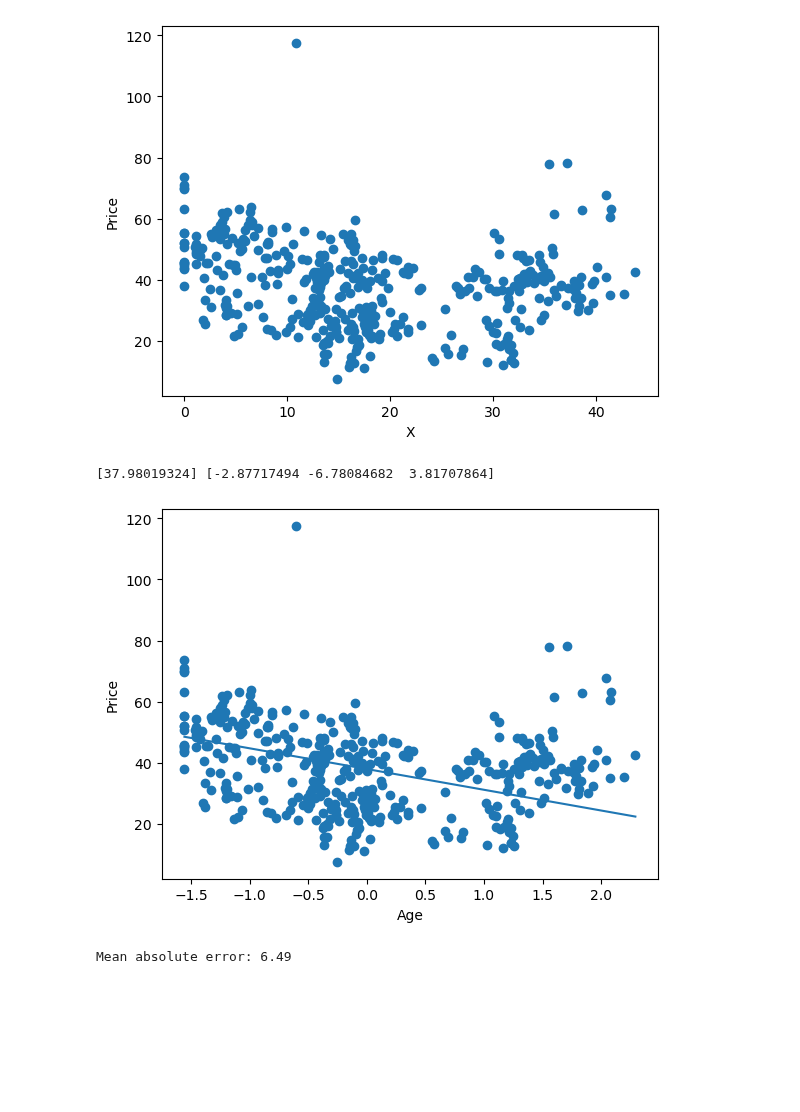
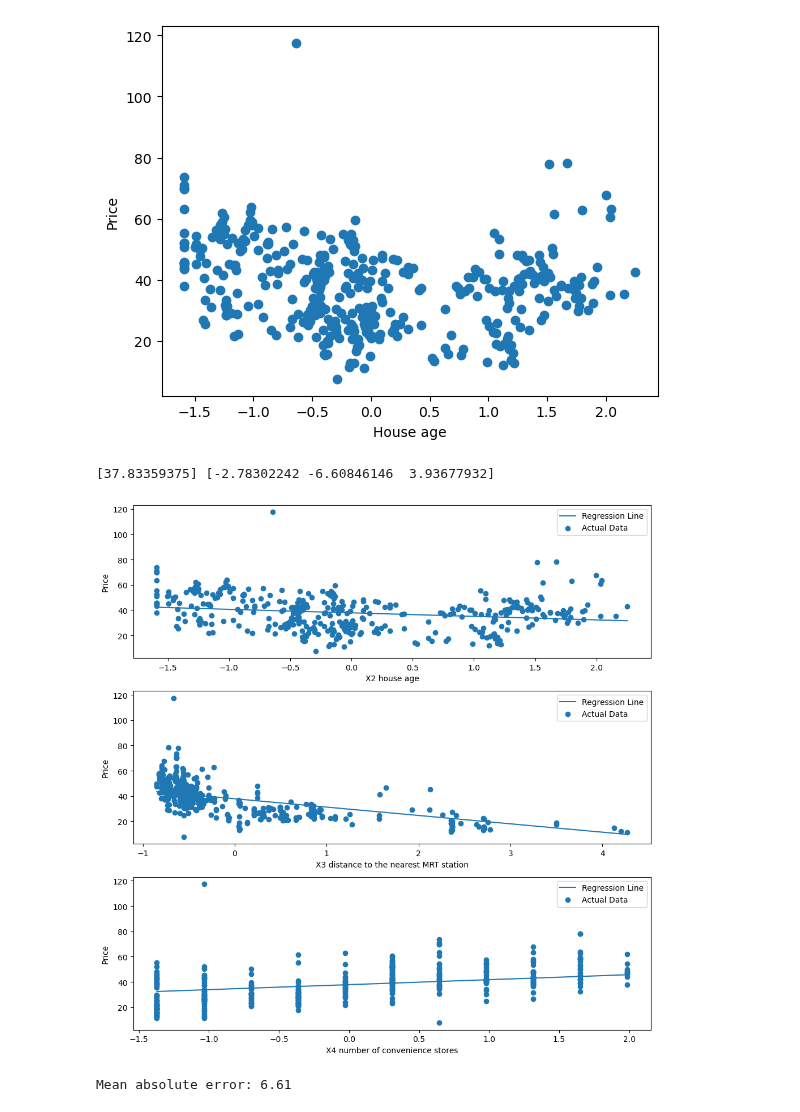
Before and after one commit to hinmiro/dataIsBeautifull_G2, a Jupyter notebook: assignments/Linear_regression.ipynb, the cells around one changed output. Drawn from its saved outputs; the diff is of its cells as text; code cells hidden in the pictures; blank space fills up the shorter version.

Commit message:
Linear regression assignment and start crips-dm

```diff
--- a/assignments/Linear_regression.ipynb
+++ b/assignments/Linear_regression.ipynb
@@ -1,5 +22,6 @@
 # %%
 import pandas as pd
+from sklearn.model_selection import train_test_split
 from sklearn.preprocessing import StandardScaler
 from ucimlrepo import fetch_ucirepo
 import matplotlib.pyplot as plt
@@ -11,5 +33,10 @@ real_estate_valuation = fetch_ucirepo(id=477)
 X = real_estate_valuation.data.features
 y = real_estate_valuation.data.targets
 
-df = X[['X2 house age', 'X3 distance to the nearest MRT station', 'X4 number of convenience stores']]
-df
+# Split data to training set and test set
+X_train, X_test, y_train, y_test = train_test_split(X, y, test_size=30, random_state=25)
+
+# Extract useful data from X data sets
+X_train = X_train[['X2 house age', 'X3 distance to the nearest MRT station', 'X4 number of convenience stores']]
+
+X_test = X_test[['X2 house age', 'X3 distance to the nearest MRT station', 'X4 number of convenience stores']]
@@ -30,44 +43,62 @@ df
 # %%
+
+# Scaling train and test data sets
 scaler = StandardScaler()
-scaled = pd.DataFrame(scaler.fit_transform(df), columns=df.columns)
-# Ensure df and df2 have the same number of rows
-if len(X) == len(y):
-    plt.scatter(df['X2 house age'], y.iloc[:, 0])  # Assuming you want to plot the first column of each DataFrame
-    plt.xlabel('X')
+scaled_train = pd.DataFrame(scaler.fit_transform(X_train), columns=X_train.columns)
+scaled_test = pd.DataFrame(scaler.transform(X_test), columns=X_test.columns)
+
+# Ensure X_train and y_train have the same number of rows
+if len(scaled_train) == len(y_train):
+    plt.scatter(scaled_train['X2 house age'], y_train)
+    plt.xlabel('House age')
     plt.ylabel('Price')
     plt.show()
 else:
-    print("Error: df and df2 do not have the same number of rows.")
+    print("Error: data sets do not have the same number of rows.")
 # %% [output]
-[figure, old version]
+[figure, new version]
 # %%
 from sklearn.linear_model import LinearRegression
 
+# Fitting LinearRegression model with data sets
 model = LinearRegression()
-model.fit(scaled, y)
-b0 = model.intercept_ # note the underscore!
-b1 = model.coef_[0] # returns a list containing a single element
+model.fit(scaled_train, y_train)
+b0 = model.intercept_
+b1 = model.coef_[0]
 print(b0, b1)
 # %% [output]
-[37.98019324] [-2.87717494 -6.78084682  3.81707864]
+[37.83359375] [-2.78302242 -6.60846146  3.93677932]
 # %%
 import numpy as np
 
-xs = np.linspace(scaled['X2 house age'].min(), scaled['X2 house age'].max(), len(scaled))
-ys = b0 + b1[1] * xs
-plt.plot(xs, ys)
-plt.scatter(scaled['X2 house age'],y)
-plt.xlabel('Age')
-plt.ylabel('Price')
+# List of features to plot
+features = ['X2 house age', 'X3 distance to the nearest MRT station', 'X4 number of convenience stores']
+
+# Create subplots
+fig, axs = plt.subplots(len(features), 1, figsize=(10, 10))
+
+# Loop through each feature and plot
+for i, feature in enumerate(features):
+    xs = np.linspace(scaled_train[feature].min(), scaled_train[feature].max(), len(scaled_train))
+    ys = b0 + b1[i] * xs
+
+    axs[i].plot(xs, ys, label='Regression Line')
+    axs[i].scatter(scaled_train[feature], y_train, label='Actual Data')
+    axs[i].set_xlabel(feature)
+    axs[i].set_ylabel('Price')
+    axs[i].legend()
+
+# Display the plots
+plt.tight_layout()
 plt.show()
 # %% [output]
-[figure, old version]
+[figure, new version]
 # %%
 from sklearn.metrics import mean_absolute_error
 
-preds = model.predict(scaled)
+preds = model.predict(scaled_train)
 
-print("Mean absolute error: %.2f" % mean_absolute_error(y, preds))
+print("Mean absolute error: %.2f" % mean_absolute_error(y_train, preds))
 # %% [output]
-Mean absolute error: 6.49
+Mean absolute error: 6.61
 # %%
```
Also changed, not shown: parts of 4 cells of this notebook, 1 other file.
